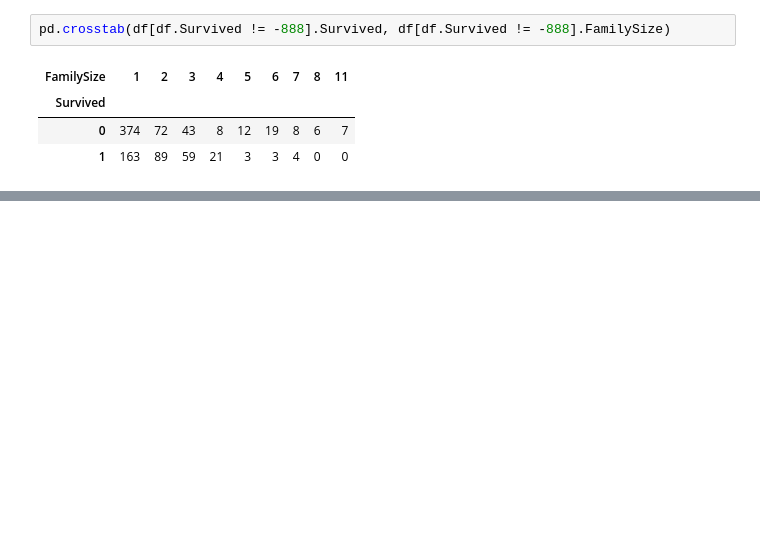
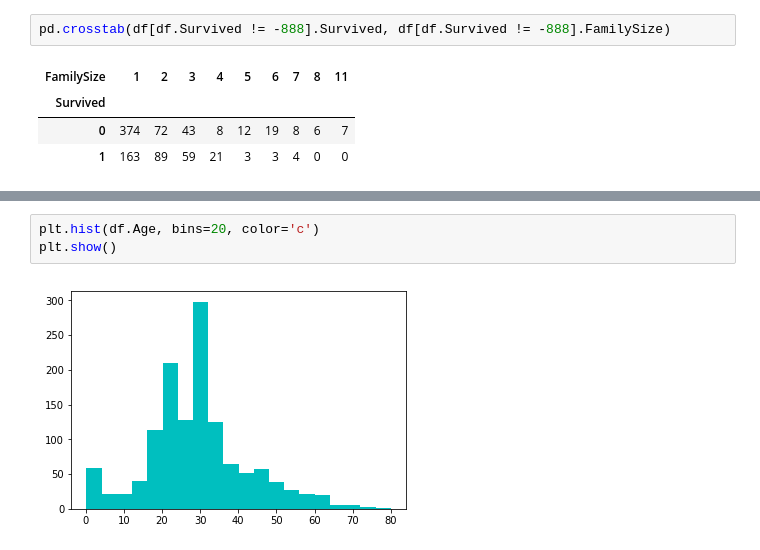
Before and after one commit to bhushangoel/titanic-disaster-data-science, a Jupyter notebook: notebooks/exploring-processing-data.ipynb, the cells around one changed output, grey strips where cells are left out. Cells and saved outputs as stored; diff of their text form; blank space fills up the shorter version.

```diff
--- a/notebooks/exploring-processing-data.ipynb
+++ b/notebooks/exploring-processing-data.ipynb
@@ -587,0 +1217,5 @@ pd.crosstab(df[df.Survived != -888].Survived, df[df.Survived != -888].FamilySize
+# %%
+plt.hist(df.Age, bins=20, color='c')
+plt.show()
+# %% [output]
+[figure, added]
```
Also changed, not shown: parts of 101 cells of this notebook.
